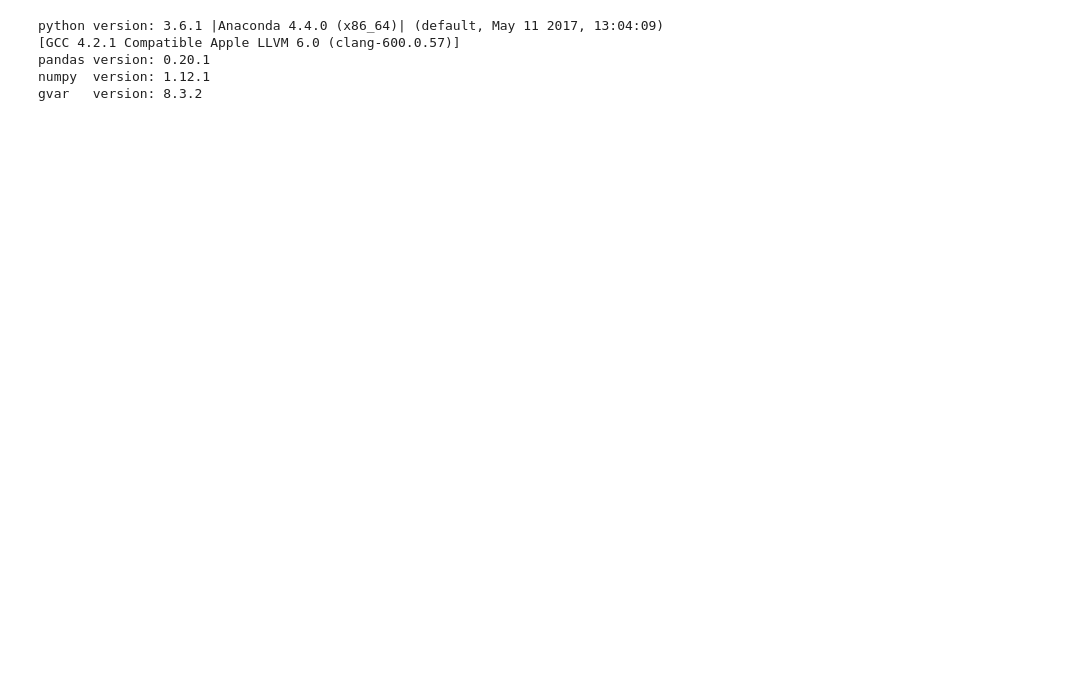
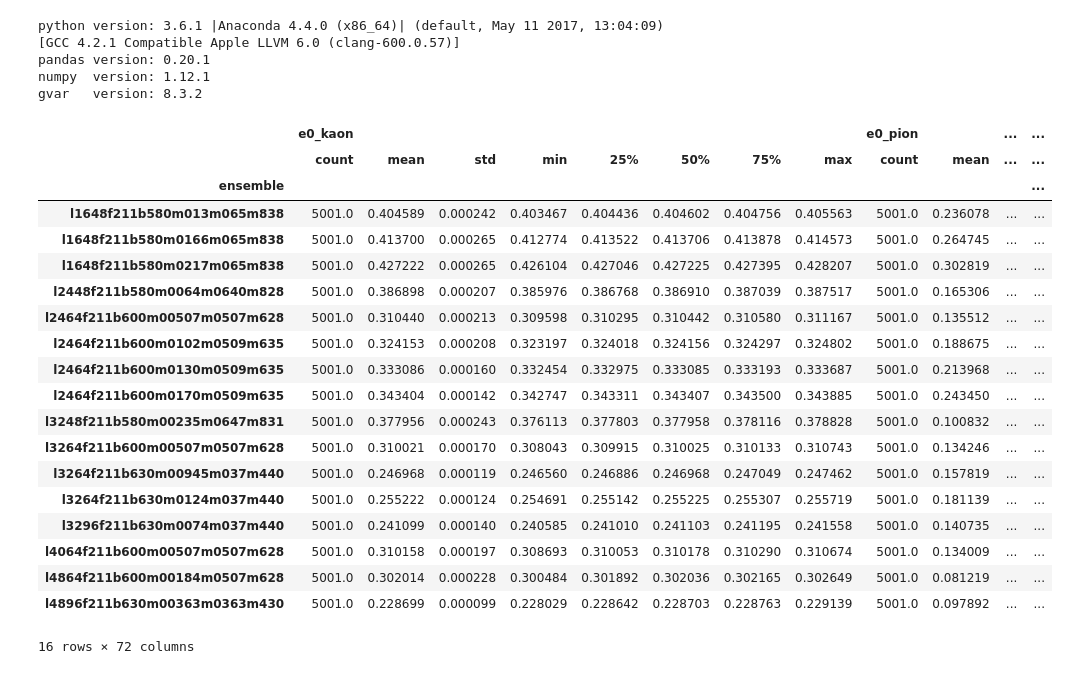
Before and after one commit to callat-qcd/project_fkfpi, a Jupyter notebook: fkfpi_workbook.ipynb, the cells around one changed output. Drawn from its saved outputs; the diff is of its cells as text; code cells hidden in the pictures; blank space fills up the shorter version.

Commit message:
full data

```diff
--- a/fkfpi_workbook.ipynb
+++ b/fkfpi_workbook.ipynb
@@ -3,7 +3,7 @@ from __future__ import print_function
 import sys
 import numpy as np
 import pandas as pd
-pd.options.display.max_rows = 5
+pd.options.display.max_rows = 30
 import matplotlib.pyplot as plt
 %matplotlib notebook
 import gvar as gv
@@ -61,9 +63,31 @@ phys_p['aw0'] = 0
 # FLAG FK/Fpi
 flag_FKFpi = gv.gvar(1.1933, 0.0029)
 # %%
-data = pd.read_csv('./github_fkfpi_v1.csv')
+data = pd.read_csv('./github_fkfpi_v2.csv')
 hisq_params = pd.read_csv('./hisq_params.csv')
 mixed_params = pd.read_csv('./github_mixed_v1.csv')
+data.groupby('ensemble').describe()
+# %% [output]
+|  | e0_kaon |  |  |  |  |  |  |  | e0_pion |  | ... | ... |
+|  | count | mean | std | min | 25% | 50% | 75% | max | count | mean | ... | ... |
+| ensemble |  |  |  |  |  |  |  |  |  |  |  | ... |
+| l1648f211b580m013m065m838 | 5001.0 | 0.404589 | 0.000242 | 0.403467 | 0.404436 | 0.404602 | 0.404756 | 0.405563 | 5001.0 | 0.236078 | ... | ... |
+| l1648f211b580m0166m065m838 | 5001.0 | 0.413700 | 0.000265 | 0.412774 | 0.413522 | 0.413706 | 0.413878 | 0.414573 | 5001.0 | 0.264745 | ... | ... |
+| l1648f211b580m0217m065m838 | 5001.0 | 0.427222 | 0.000265 | 0.426104 | 0.427046 | 0.427225 | 0.427395 | 0.428207 | 5001.0 | 0.302819 | ... | ... |
+| l2448f211b580m0064m0640m828 | 5001.0 | 0.386898 | 0.000207 | 0.385976 | 0.386768 | 0.386910 | 0.387039 | 0.387517 | 5001.0 | 0.165306 | ... | ... |
+| l2464f211b600m00507m0507m628 | 5001.0 | 0.310440 | 0.000213 | 0.309598 | 0.310295 | 0.310442 | 0.310580 | 0.311167 | 5001.0 | 0.135512 | ... | ... |
+| l2464f211b600m0102m0509m635 | 5001.0 | 0.324153 | 0.000208 | 0.323197 | 0.324018 | 0.324156 | 0.324297 | 0.324802 | 5001.0 | 0.188675 | ... | ... |
+| l2464f211b600m0130m0509m635 | 5001.0 | 0.333086 | 0.000160 | 0.332454 | 0.332975 | 0.333085 | 0.333193 | 0.333687 | 5001.0 | 0.213968 | ... | ... |
+| l2464f211b600m0170m0509m635 | 5001.0 | 0.343404 | 0.000142 | 0.342747 | 0.343311 | 0.343407 | 0.343500 | 0.343885 | 5001.0 | 0.243450 | ... | ... |
+| l3248f211b580m00235m0647m831 | 5001.0 | 0.377956 | 0.000243 | 0.376113 | 0.377803 | 0.377958 | 0.378116 | 0.378828 | 5001.0 | 0.100832 | ... | ... |
+| l3264f211b600m00507m0507m628 | 5001.0 | 0.310021 | 0.000170 | 0.308043 | 0.309915 | 0.310025 | 0.310133 | 0.310743 | 5001.0 | 0.134246 | ... | ... |
+| l3264f211b630m00945m037m440 | 5001.0 | 0.246968 | 0.000119 | 0.246560 | 0.246886 | 0.246968 | 0.247049 | 0.247462 | 5001.0 | 0.157819 | ... | ... |
+| l3264f211b630m0124m037m440 | 5001.0 | 0.255222 | 0.000124 | 0.254691 | 0.255142 | 0.255225 | 0.255307 | 0.255719 | 5001.0 | 0.181139 | ... | ... |
+| l3296f211b630m0074m037m440 | 5001.0 | 0.241099 | 0.000140 | 0.240585 | 0.241010 | 0.241103 | 0.241195 | 0.241558 | 5001.0 | 0.140735 | ... | ... |
+| l4064f211b600m00507m0507m628 | 5001.0 | 0.310158 | 0.000197 | 0.308693 | 0.310053 | 0.310178 | 0.310290 | 0.310674 | 5001.0 | 0.134009 | ... | ... |
+| l4864f211b600m00184m0507m628 | 5001.0 | 0.302014 | 0.000228 | 0.300484 | 0.301892 | 0.302036 | 0.302165 | 0.302649 | 5001.0 | 0.081219 | ... | ... |
+| l4896f211b630m00363m0363m430 | 5001.0 | 0.228699 | 0.000099 | 0.228029 | 0.228642 | 0.228703 | 0.228763 | 0.229139 | 5001.0 | 0.097892 | ... | ... |
+16 rows × 72 columns
 # %%
 fmt_data = flib.format_data(switches,data,mixed_params,hisq_params,priors)
 #print(fmt_data)
```
Also changed, not shown: parts of 3 cells of this notebook, 4 other files.
